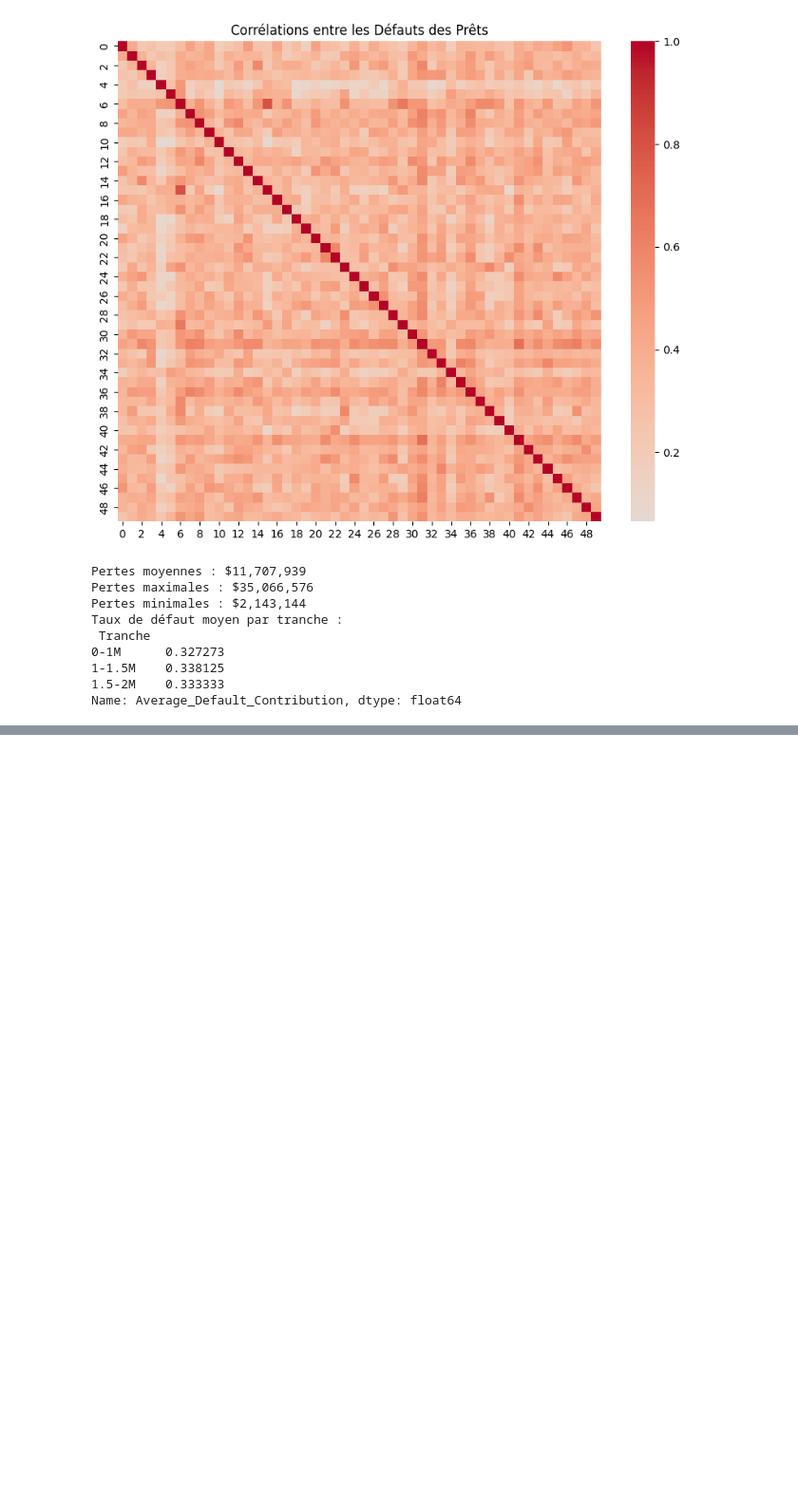
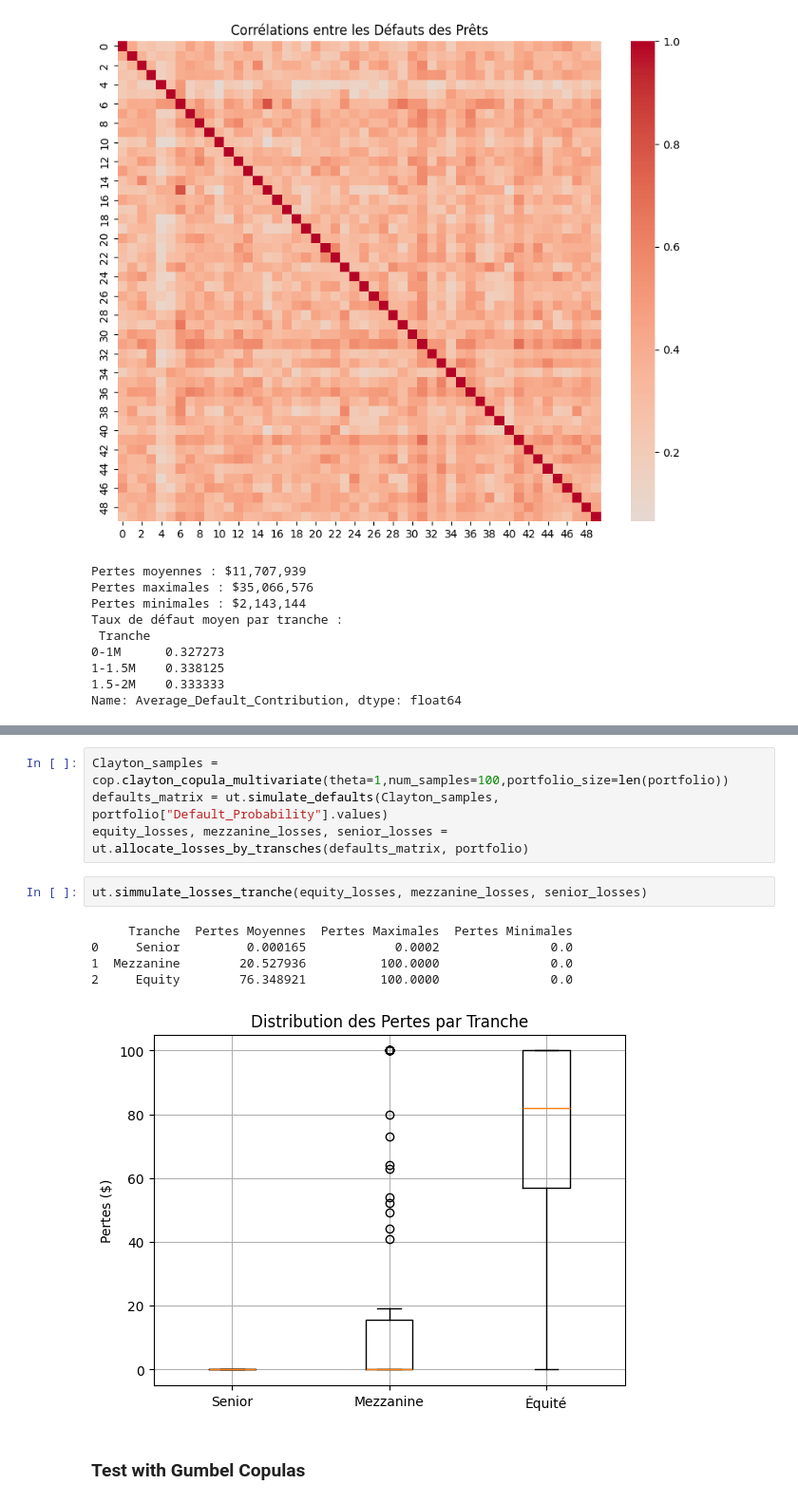
Before and after one commit to MelSOHM/Copulas_For_Credit_Risk, a Jupyter notebook: simulation_scenario.ipynb, the cells around one changed output, grey strips where cells are left out. Shown at 95% size. Saved outputs shown, nothing was run; the diff lists cells and outputs as text; blank space fills up the shorter version.

```diff
--- a/simulation_scenario.ipynb
+++ b/simulation_scenario.ipynb
@@ -90,0 +111,14 @@ Name: Average_Default_Contribution, dtype: float64
+# %%
+Clayton_samples = cop.clayton_copula_multivariate(theta=1,num_samples=100,portfolio_size=len(portfolio))
+defaults_matrix = ut.simulate_defaults(Clayton_samples, portfolio["Default_Probability"].values)
+equity_losses, mezzanine_losses, senior_losses =  ut.allocate_losses_by_transches(defaults_matrix, portfolio)
+# %%
+ut.simmulate_losses_tranche(equity_losses, mezzanine_losses, senior_losses)
+# %% [output]
+     Tranche  Pertes Moyennes  Pertes Maximales  Pertes Minimales
+0     Senior         0.000165            0.0002               0.0
+1  Mezzanine        20.527936          100.0000               0.0
+2     Equity        76.348921          100.0000               0.0
+[figure, added]
+# %% [markdown]
+### Test with Gumbel Copulas
```
Also changed, not shown: parts of 9 cells of this notebook, 1 other file.
